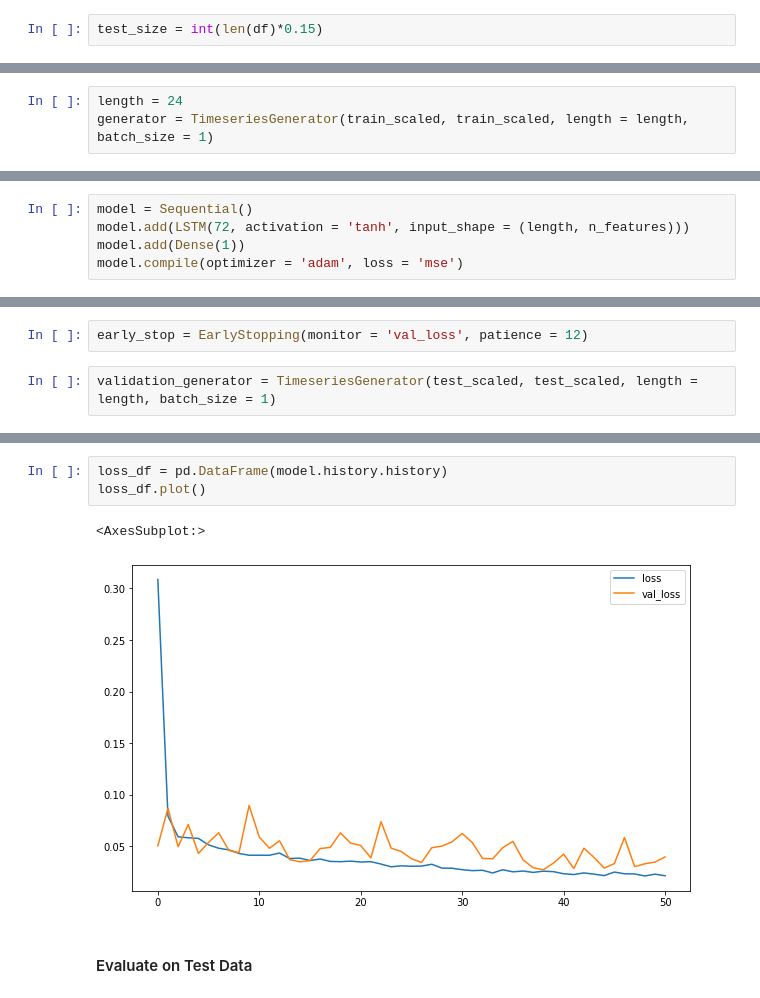
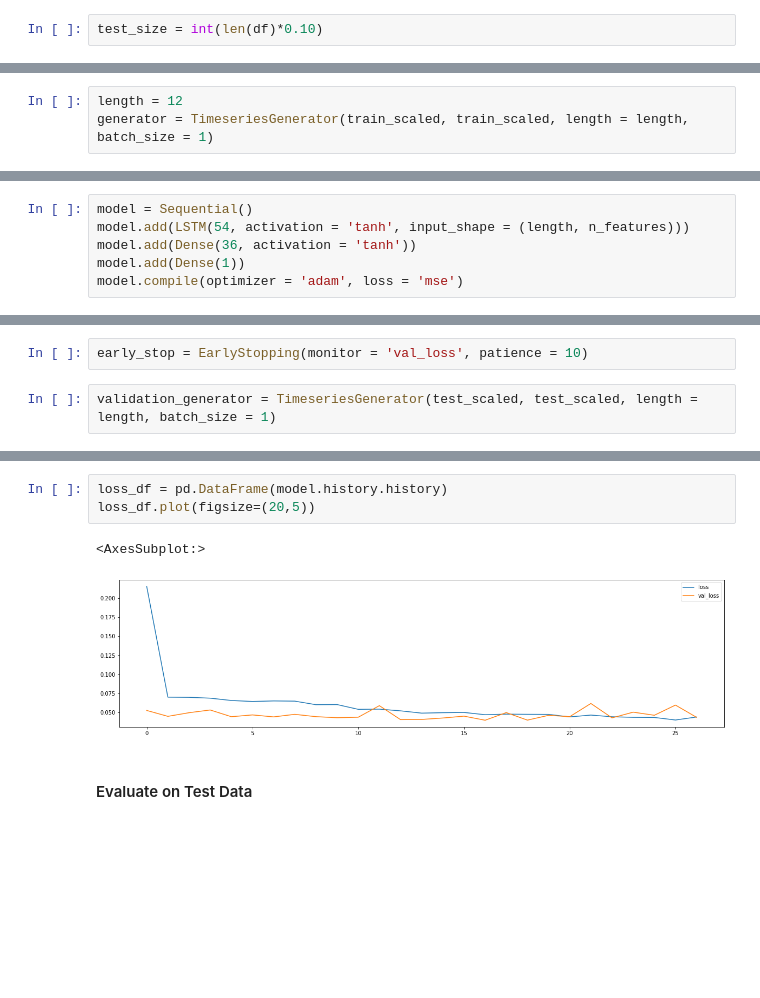
Before and after one commit to Tayfungit/DL, a Jupyter notebook: DL-Assignment-3 (Time Series with RNN-Product Amount Forecast by Time)-tt.ipynb, the cells around one changed output, grey strips where cells are left out. Cells and saved outputs as stored; diff of their text form; blank space fills up the shorter version.

```diff
--- a/DL-Assignment-3 (Time Series with RNN-Product Amount Forecast by Time)-tt.ipynb
+++ b/DL-Assignment-3 (Time Series with RNN-Product Amount Forecast by Time)-tt.ipynb
@@ -299,7 +305,7 @@ len(df)
 # %% [output]
 573
 # %%
-test_size = int(len(df)*0.15)
+test_size = int(len(df)*0.10)
 # %%
 test_ind = len(df)- test_size
 test_ind
@@ -342,7 +348,7 @@ test_scaled = scaler.transform(test)
 # %%
 from tensorflow.keras.preprocessing.sequence import TimeseriesGenerator
 # %%
-length = 24
+length = 12
 generator = TimeseriesGenerator(train_scaled, train_scaled, length = length, batch_size = 1)
 # %%
 generator[0]
@@ -411,7 +407,8 @@ from keras.layers import Dropout
 n_features = 1
 # %%
 model = Sequential()
-model.add(LSTM(72, activation = 'tanh', input_shape = (length, n_features)))
+model.add(LSTM(54, activation = 'tanh', input_shape = (length, n_features)))
+model.add(Dense(36, activation = 'tanh'))
 model.add(Dense(1))
 model.compile(optimizer = 'adam', loss = 'mse')
 # %%
@@ -435,7 +434,7 @@ _________________________________________________________________
 # %%
 from tensorflow.keras.callbacks import EarlyStopping
 # %%
-early_stop = EarlyStopping(monitor = 'val_loss', patience = 12)
+early_stop = EarlyStopping(monitor = 'val_loss', patience = 10)
 # %%
 validation_generator = TimeseriesGenerator(test_scaled, test_scaled, length = length, batch_size = 1)
 # %%
@@ -467,10 +466,10 @@ Epoch 51/64
 <keras.callbacks.History at 0x...>
 # %%
 loss_df = pd.DataFrame(model.history.history)
-loss_df.plot()
+loss_df.plot(figsize=(20,5))
 # %% [output]
 <AxesSubplot:>
-[figure, old version]
+[figure, new version]
 # %% [markdown]
 #### Evaluate on Test Data
 # %%
```
Also changed, not shown: parts of 64 cells of this notebook.
